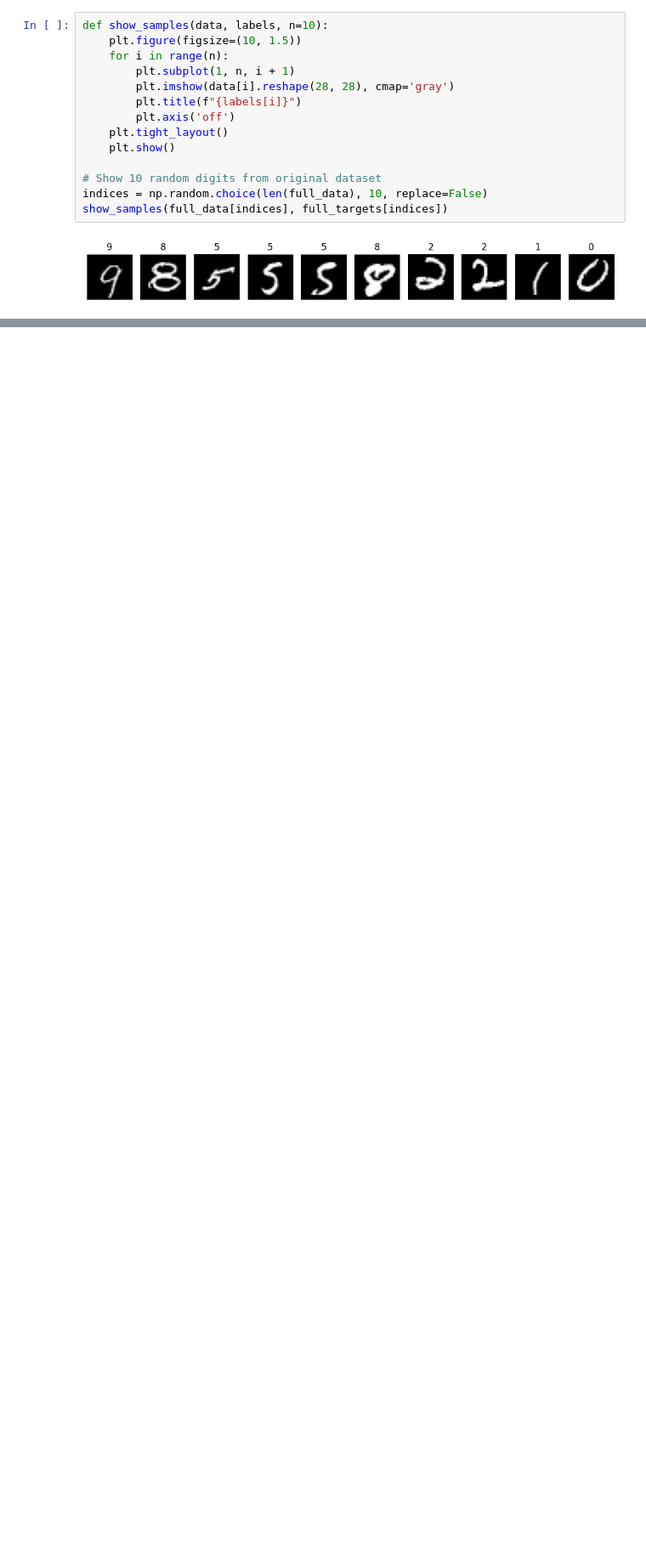
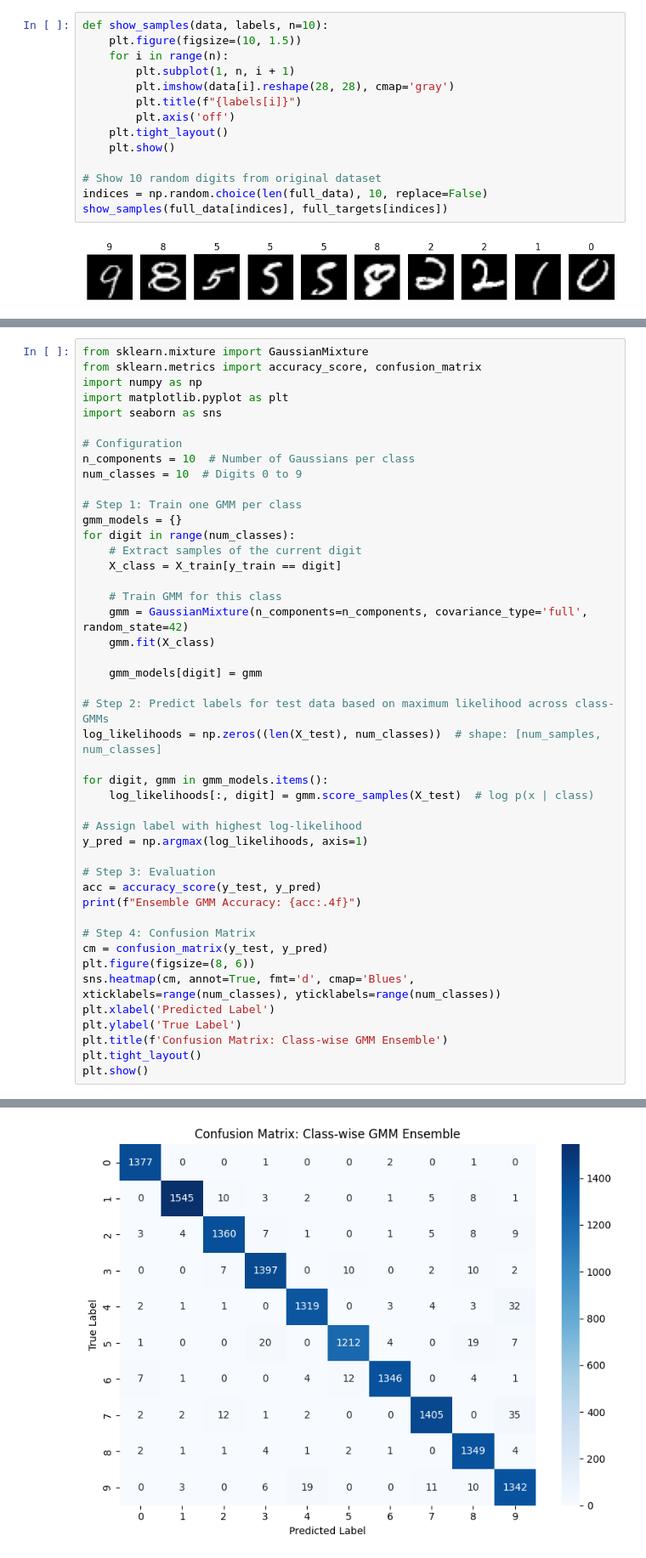
Before and after one commit to Kaushal845/GMM-MNIST, a Jupyter notebook: preprocess.ipynb, the cells around one changed output, grey strips where cells are left out. Shown at 85% size. Drawn from its saved outputs; the diff is of its cells as text; blank space fills up the shorter version.

```diff
--- a/preprocess.ipynb
+++ b/preprocess.ipynb
@@ -179,3 +179,49 @@ plt.show()
 # %% [output]
 GMM Accuracy with soft-label mapping: 0.8504
 [figure]
+# %%
+from sklearn.mixture import GaussianMixture
+from sklearn.metrics import accuracy_score, confusion_matrix
+import numpy as np
+import matplotlib.pyplot as plt
+import seaborn as sns
+
+# Configuration
+n_components = 10  # Number of Gaussians per class
+num_classes = 10  # Digits 0 to 9
+
+# Step 1: Train one GMM per class
+gmm_models = {}
+for digit in range(num_classes):
+    # Extract samples of the current digit
+    X_class = X_train[y_train == digit]
+
+    # Train GMM for this class
+    gmm = GaussianMixture(n_components=n_components, covariance_type='full', random_state=42)
+    gmm.fit(X_class)
+
+    gmm_models[digit] = gmm
+
+# Step 2: Predict labels for test data based on maximum likelihood across class-GMMs
+log_likelihoods = np.zeros((len(X_test), num_classes))  # shape: [num_samples, num_classes]
+
+for digit, gmm in gmm_models.items():
+    log_likelihoods[:, digit] = gmm.score_samples(X_test)  # log p(x | class)
+
+# Assign label with highest log-likelihood
+y_pred = np.argmax(log_likelihoods, axis=1)
+
+# Step 3: Evaluation
+acc = accuracy_score(y_test, y_pred)
+print(f"Ensemble GMM Accuracy: {acc:.4f}")
+
+# Step 4: Confusion Matrix
+cm = confusion_matrix(y_test, y_pred)
+plt.figure(figsize=(8, 6))
+sns.heatmap(cm, annot=True, fmt='d', cmap='Blues', xticklabels=range(num_classes), yticklabels=range(num_classes))
+plt.xlabel('Predicted Label')
+plt.ylabel('True Label')
+plt.title(f'Confusion Matrix: Class-wise GMM Ensemble')
+plt.tight_layout()
+plt.show()
+# %% [output]
@@ -181,0 +229 @@ GMM Accuracy with soft-label mapping: 0.8504
+[figure, added]
```
Also changed, not shown: parts of 4 cells of this notebook, 1 other file.
